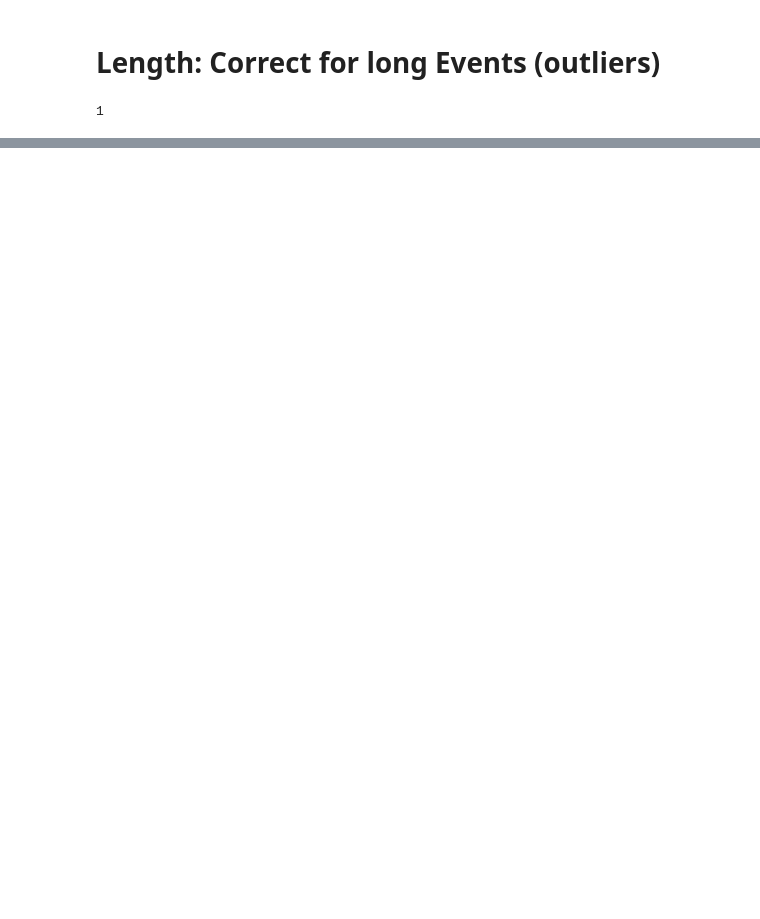
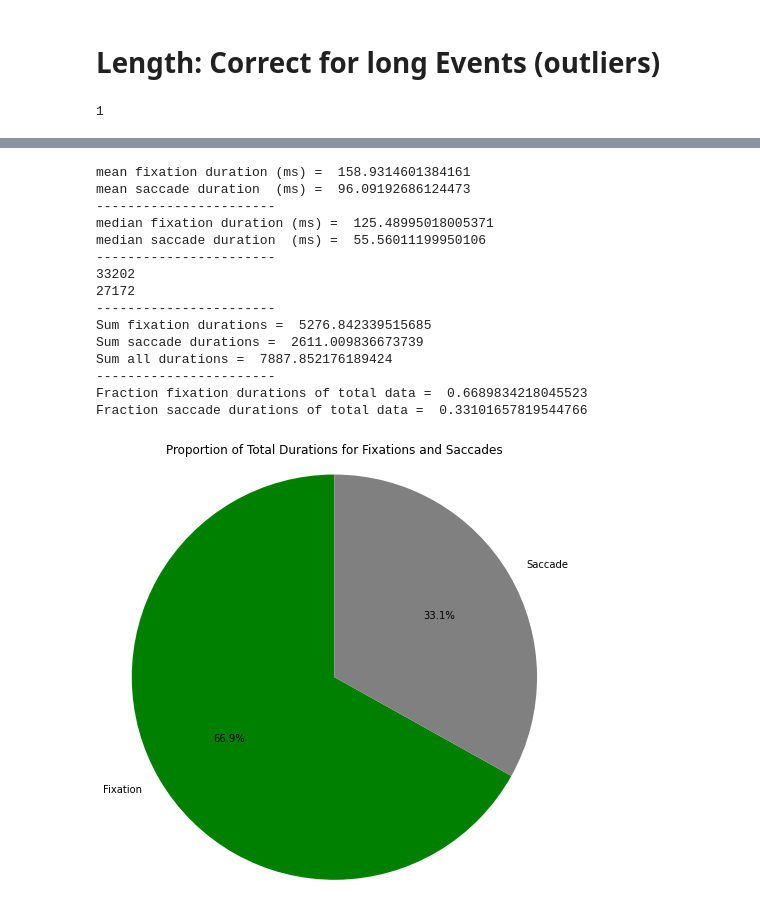
Before and after one commit to JasminLWalter/VR-EyeTracking-GraphTheory, a Jupyter notebook: GraphTheory_ET_VR_Westbrueck/Pre-processing2023/step3_gaze_processing.ipynb, the cells around one changed output, grey strips where cells are left out. Saved outputs shown, nothing was run; the diff lists cells and outputs as text; code cells hidden in the pictures; blank space fills up the shorter version.

```diff
--- a/GraphTheory_ET_VR_Westbrueck/Pre-processing2023/step3_gaze_processing.ipynb
+++ b/GraphTheory_ET_VR_Westbrueck/Pre-processing2023/step3_gaze_processing.ipynb
@@ -1356,7 +1563,7 @@ def adjust_distance(file, data):
         # if you are currently in a gaze:
         if dur_gaze:
             # if you are currently having the correct element, add the position
-            if curr_line.processedCollider_name_interpolated == curr_gaze:
+            if curr_line.processedCollider_name == curr_gaze:
                 hon_pos = hon_pos + [
                     [
                         curr_line["processedCollider_hitPointOnObject_x"],
@@ -1993,14 +3193,14 @@ missing files detected in part 2
 # %%
-## plotting some gazes
+# plotting some gazes
 # ids = recordings.index.tolist()
-# idd = [1]
-# for uid in idd:
-#     file = "1004_Session_1_ET_1_data_correTS_mad_wobig.csv"
-#     data = pd.read_csv(os.path.join(data_savepath_intermediateP, "1004_Session_1_ET_1_data_correTS_mad_wobig.csv"))
+idd = [1]
+for uid in idd:
+    file = "1004_Session_1_ET_1_data_processed_gazes.csv"
+    data = pd.read_csv(os.path.join(data_savepath_processed_gazes, file))
 
-#     gaze = data[data["events"] == 2.0]
-#     gaze = gaze[~gaze["long_events"].isnull()]
+    gaze = data[data["events"] == 2.0]
+    gaze = gaze[~gaze["long_events"].isnull()]
 
-#     gaze = gaze[~gaze["names"].isnull()]
+    gaze = gaze[~gaze["names"].isnull()]
 #     display(gaze)
 #     display(np.mean(gaze['length']))
@@ -2006,0 +3449,59 @@ missing files detected in part 2
+# %%
+
+print("mean fixation duration (ms) = ", np.mean(fixation_durations)*1000)
+print("mean saccade duration  (ms) = ",np.mean(saccade_durations)*1000)
+
+print("-----------------------")
+print("median fixation duration (ms) = ",np.median(fixation_durations)*1000)
+print("median saccade duration  (ms) = ",np.median(saccade_durations)*1000)
+
+print("-----------------------")
+
+print(len(fixation_durations))
+print(len(saccade_durations))
+
+
+sum_fixation = sum(fixation_durations)
+sum_saccade = sum(saccade_durations)
+total_durations = sum_fixation + sum_saccade
+
+print("-----------------------")
+print("Sum fixation durations = ",sum_fixation)
+print("Sum saccade durations = ", sum_saccade)
+print("Sum all durations = ",total_durations)
+
+print("-----------------------")
+print("Fraction fixation durations of total data = ", (sum_fixation/total_durations))
+print("Fraction saccade durations of total data = ", (sum_saccade / total_durations))
+
+# Step 2: Create a pie chart
+labels = ['Fixation', 'Saccade']
+sizes = [sum_fixation, sum_saccade]
+colors = ['green', 'grey']
+explode = (0.1, 0)  # explode the first slice for emphasis
+
+plt.figure(figsize=(8, 8))
+plt.pie(sizes, labels=labels, colors=colors, autopct='%1.1f%%', startangle= 90)
+plt.title('Proportion of Total Durations for Fixations and Saccades')
+plt.axis('equal')  # Equal aspect ratio ensures that pie is drawn as a circle.
+
+
+# Show plot
+plt.show()
+# %% [output]
+mean fixation duration (ms) =  158.9314601384161
+mean saccade duration  (ms) =  96.09192686124473
+-----------------------
+median fixation duration (ms) =  125.48995018005371
+median saccade duration  (ms) =  55.56011199950106
+-----------------------
+33202
+27172
+-----------------------
+Sum fixation durations =  5276.842339515685
+Sum saccade durations =  2611.009836673739
+Sum all durations =  7887.852176189424
+-----------------------
+Fraction fixation durations of total data =  0.6689834218045523
+Fraction saccade durations of total data =  0.33101657819544766
+[figure, added]
```
Also changed, not shown: parts of 66 cells of this notebook.
